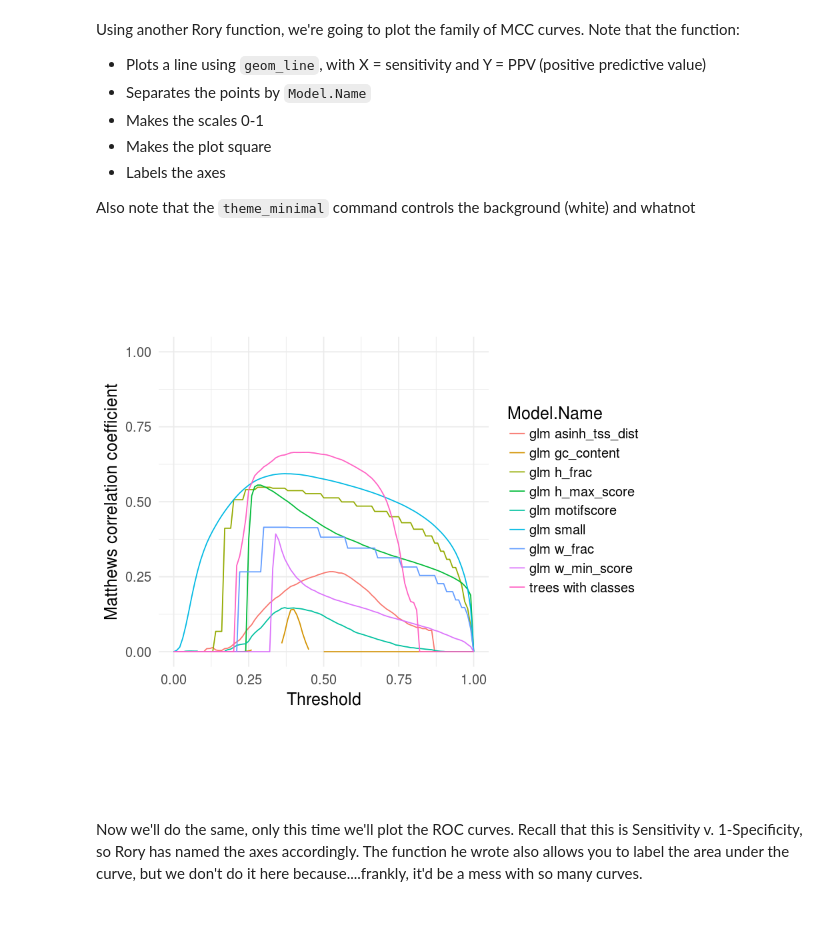
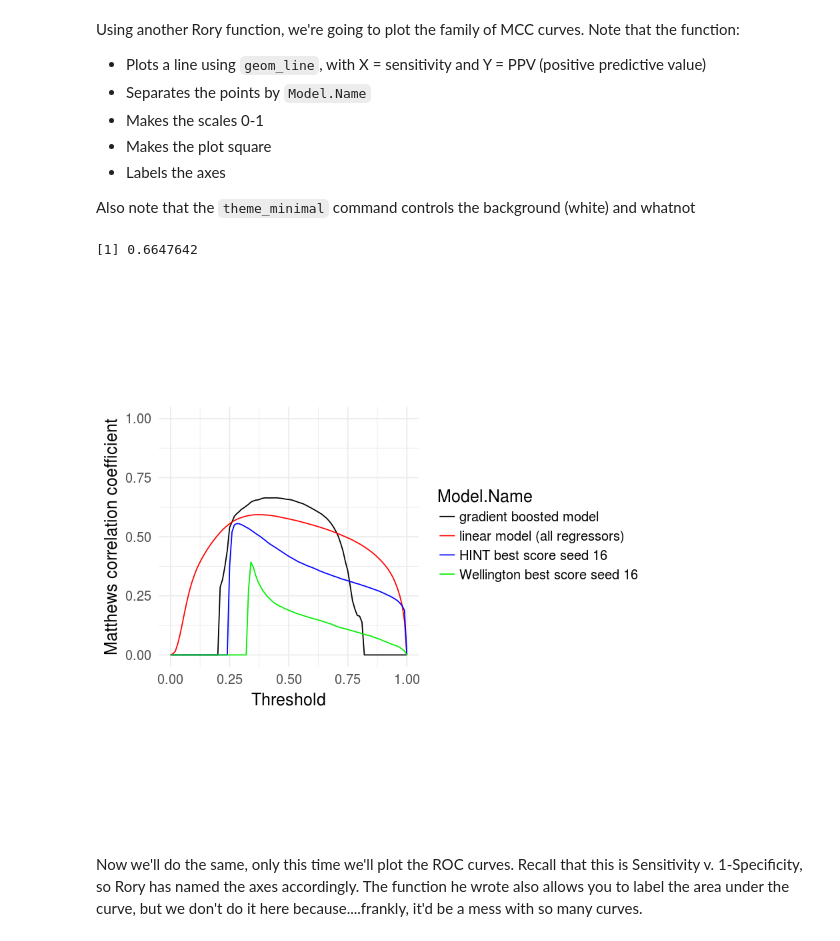
Before and after one commit to PriceLab/trena_footprinting_notebooks, a Jupyter notebook: whole_genome_classifier_footprint_hit_subset_seed16.ipynb, the cells around one changed output. Cells and saved outputs as stored; diff of their text form; code cells hidden in the pictures.

Commit message:
Updated all figures w colors and legend order

```diff
--- a/whole_genome_classifier_footprint_hit_subset_seed16.ipynb
+++ b/whole_genome_classifier_footprint_hit_subset_seed16.ipynb
@@ -429,4 +429,7 @@ Using another Rory function, we're going to plot the family of MCC curves. Note
 
 Also note that the `theme_minimal` command controls the background (white) and whatnot
 # %%
-#load("/ssd/mrichard/data/seed16AllStats.Rdata")
+load("/ssd/mrichard/data/seed16AllStats.Rdata")
+
+# Make a copy
+all.stats.orig <- all.stats.df
@@ -433,7 +444,36 @@ Also note that the `theme_minimal` command controls the background (white) and w
+# %%
+# Change up labels and print out MCC for boosted
+all.stats.df$Model.Name[all.stats.df$Model.Name== 'glm small'] <- 'linear model (all regressors)'
+all.stats.df$Model.Name[all.stats.df$Model.Name== 'trees with classes'] <- 'gradient boosted model'
+all.stats.df$Model.Name[all.stats.df$Model.Name== 'glm h_max_score'] <- 'HINT best score seed 16'
+all.stats.df$Model.Name[all.stats.df$Model.Name== 'glm w_min_score'] <- 'Wellington best score seed 16'
+
+max(all.stats.df$MattCC)
+# %% [output]
+[1] 0.6647642
+# %%
+# Create custom palette that matches seed16
+myPalette <- c("black","red","blue","green2","darkorange","purple","magenta","brown","cyan")
+myColors <- myPalette[1:4]
+names(myColors) <- c('gradient boosted model',
+                     'linear model (all regressors)',
+                     'HINT best score seed 16',
+                     'Wellington best score seed 16'
+                    )
+colScale <- scale_colour_manual(name = "Model.Name",values = myColors)
+# %%
+# Reorder model names
+all.stats.df$Model.Name <- factor(all.stats.df$Model.Name,
+                                  levels = c("gradient boosted model",
+                                             "linear model (all regressors)",
+                                             "HINT best score seed 16",
+                                             "Wellington best score seed 16"
+                                            )
+                                 )
 # %%
-plot.mattcc.curve(all.stats.df) + theme_minimal(base_size = 15)
+plot.mattcc.curve(all.stats.df) + theme_minimal(base_size = 15) + colScale
 # %% [output]
-[figure, old version]
+[figure, new version]
 # %% [markdown]
 Now we'll do the same, only this time we'll plot the ROC curves. Recall that this is Sensitivity v. 1-Specificity, so Rory has named the axes accordingly. The function he wrote also allows you to label the area under the curve, but we don't do it here because....frankly, it'd be a mess with so many curves.
 # %%
```
Also changed, not shown: parts of 6 cells of this notebook, 15 other files.
